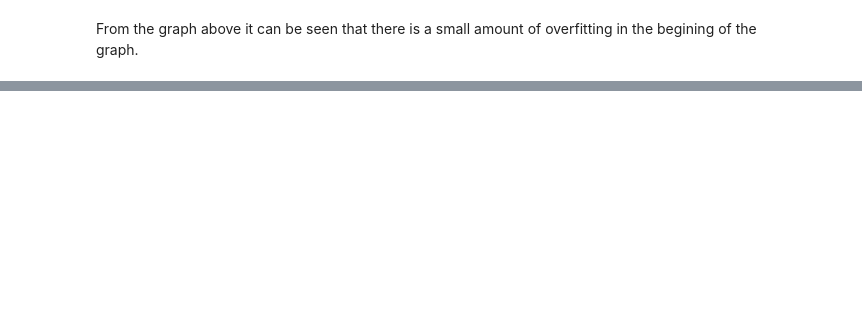
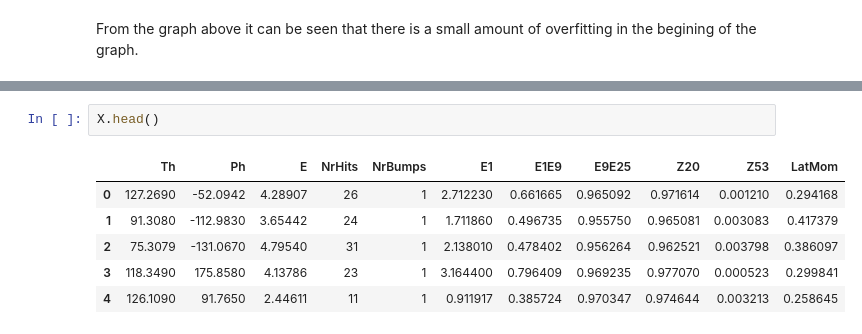
Before and after one commit to diodeamy/ComputationalMethods, a Jupyter notebook: Project 4/Matt_KMeans.ipynb, the cells around one changed output, grey strips where cells are left out. Drawn from its saved outputs; the diff is of its cells as text; blank space fills up the shorter version.

```diff
--- a/Project 4/Matt_KMeans.ipynb
+++ b/Project 4/Matt_KMeans.ipynb
@@ -524,0 +543,9 @@ From the graph above it can be seen that there is a small amount of overfitting
+# %%
+X.head()
+# %% [output]
+|  | Th | Ph | E | NrHits | NrBumps | E1 | E1E9 | E9E25 | Z20 | Z53 | LatMom |
+| 0 | 127.2690 | -52.0942 | 4.28907 | 26 | 1 | 2.712230 | 0.661665 | 0.965092 | 0.971614 | 0.001210 | 0.294168 |
+| 1 | 91.3080 | -112.9830 | 3.65442 | 24 | 1 | 1.711860 | 0.496735 | 0.955750 | 0.965081 | 0.003083 | 0.417379 |
+| 2 | 75.3079 | -131.0670 | 4.79540 | 31 | 1 | 2.138010 | 0.478402 | 0.956264 | 0.962521 | 0.003798 | 0.386097 |
+| 3 | 118.3490 | 175.8580 | 4.13786 | 23 | 1 | 3.164400 | 0.796409 | 0.969235 | 0.977070 | 0.000523 | 0.299841 |
+| 4 | 126.1090 | 91.7650 | 2.44611 | 11 | 1 | 0.911917 | 0.385724 | 0.970347 | 0.974644 | 0.003213 | 0.258645 |
```
Also changed, not shown: parts of 14 cells of this notebook, 1 other file.
